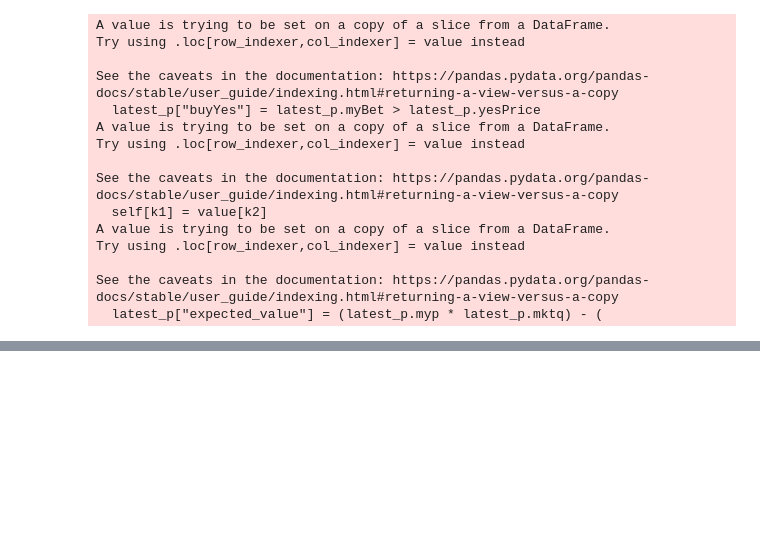
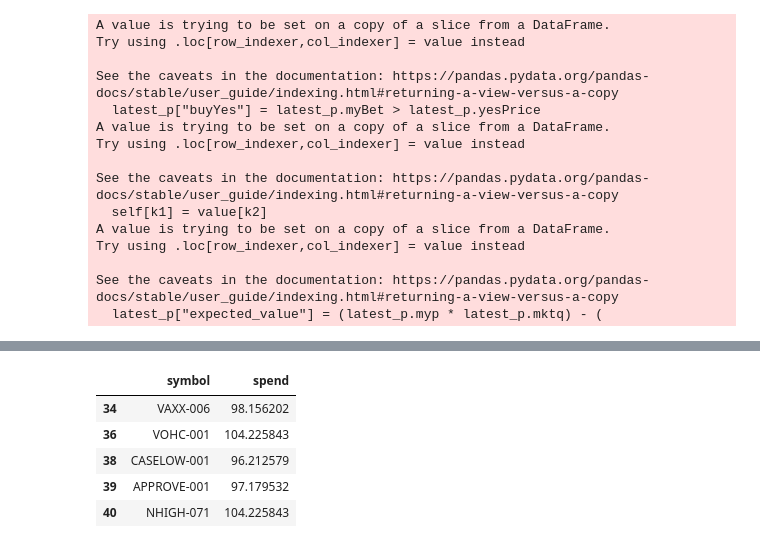
Before and after one commit to zackdrescher/prediction_market_tools, a Jupyter notebook: notebooks/analyze_bets.ipynb, the cells around one changed output, grey strips where cells are left out. Cells and saved outputs as stored; diff of their text form; code cells hidden in the pictures; blank space fills up the shorter version.

```diff
--- a/notebooks/analyze_bets.ipynb
+++ b/notebooks/analyze_bets.ipynb
@@ -154,0 +160,9 @@ bets[['symbol', 'yes_bid', 'no_ask', 'yes_ask', 'last_price', 'myBet', 'buyYes',
+# %%
+bets[['symbol','spend']]
+# %% [output]
+|  | symbol | spend |
+| 34 | VAXX-006 | 98.156202 |
+| 36 | VOHC-001 | 104.225843 |
+| 38 | CASELOW-001 | 96.212579 |
+| 39 | APPROVE-001 | 97.179532 |
+| 40 | NHIGH-071 | 104.225843 |
```
Also changed, not shown: parts of 8 cells of this notebook, 2 other files.
